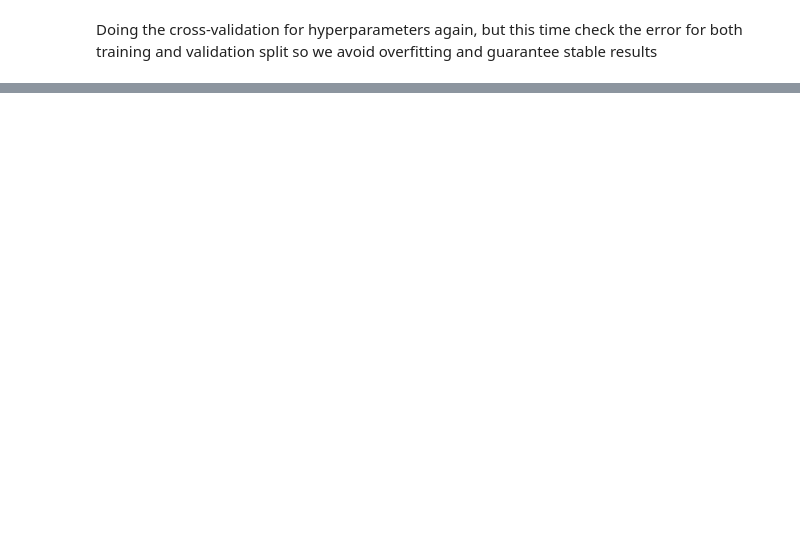
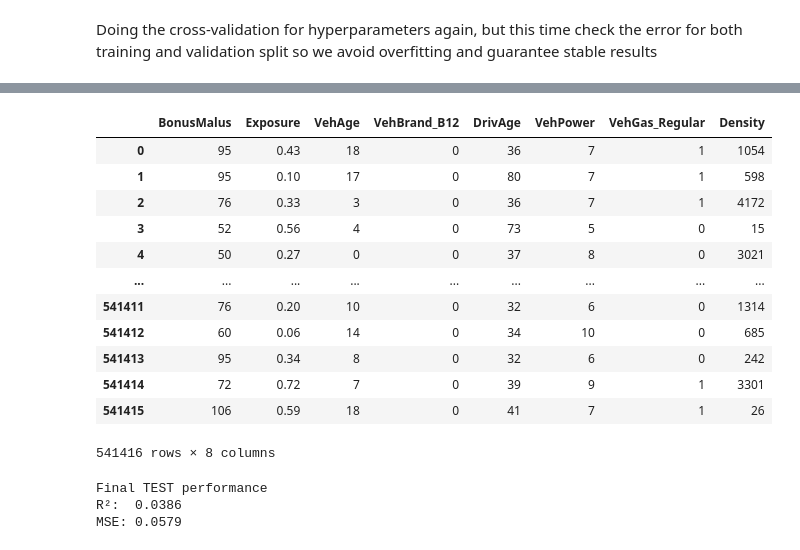
Before and after one commit to Simon-Simonsen/ML-project, a Jupyter notebook: M3.ipynb, the cells around one changed output, grey strips where cells are left out. Drawn from its saved outputs; the diff is of its cells as text; code cells hidden in the pictures; blank space fills up the shorter version.

```diff
--- a/M3.ipynb
+++ b/M3.ipynb
@@ -359,0 +355,60 @@ plt.show()
+# %%
+# Load training data
+training_data = pd.read_csv("data/final_train_data.csv")
+X_train = training_data.drop("ClaimNb", axis=1)
+y_train = training_data["ClaimNb"]
+
+# Load test data (REAL unseen)
+test_data = pd.read_csv("data/processed_test_data.csv")
+X_test = test_data[['BonusMalus', 'Exposure', 'VehAge', 'VehBrand_B12', 'DrivAge', 'VehPower', 'VehGas_Regular', 'Density' ]]
+y_test = test_data["ClaimNb"]
+# %% [output]
+|  | BonusMalus | Exposure | VehAge | VehBrand_B12 | DrivAge | VehPower | VehGas_Regular | Density |
+| 0 | 95 | 0.43 | 18 | 0 | 36 | 7 | 1 | 1054 |
+| 1 | 95 | 0.10 | 17 | 0 | 80 | 7 | 1 | 598 |
+| 2 | 76 | 0.33 | 3 | 0 | 36 | 7 | 1 | 4172 |
+| 3 | 52 | 0.56 | 4 | 0 | 73 | 5 | 0 | 15 |
+| 4 | 50 | 0.27 | 0 | 0 | 37 | 8 | 0 | 3021 |
+| ... | ... | ... | ... | ... | ... | ... | ... | ... |
+| 541411 | 76 | 0.20 | 10 | 0 | 32 | 6 | 0 | 1314 |
+| 541412 | 60 | 0.06 | 14 | 0 | 34 | 10 | 0 | 685 |
+| 541413 | 95 | 0.34 | 8 | 0 | 32 | 6 | 0 | 242 |
+| 541414 | 72 | 0.72 | 7 | 0 | 39 | 9 | 1 | 3301 |
+| 541415 | 106 | 0.59 | 18 | 0 | 41 | 7 | 1 | 26 |
+541416 rows × 8 columns
+# %%
+import pandas as pd
+from sklearn.ensemble import RandomForestRegressor
+from sklearn.metrics import r2_score, mean_squared_error
+
+# Load training data
+training_data = pd.read_csv("data/final_train_data.csv")
+X_train = training_data.drop("ClaimNb", axis=1)
+y_train = training_data["ClaimNb"]
+
+# Load test data (REAL unseen)
+test_data = pd.read_csv("data/processed_test_data.csv")
+X_test = test_data[['BonusMalus', 'Exposure', 'VehAge', 'VehBrand_B12', 'DrivAge', 'VehPower', 'VehGas_Regular', 'Density' ]]
+y_test = test_data["ClaimNb"]
+
+# Train final model (hyperparameters already fixed)
+model = RandomForestRegressor(
+    n_estimators=100,
+    min_samples_leaf=12,
+    max_depth=8,
+    random_state=42,
+    n_jobs=-1
+)
+
+model.fit(X_train, y_train)
+
+# Evaluate on unseen test data
+y_test_pred = model.predict(X_test)
+
+print("Final TEST performance")
+print(f"R²:  {r2_score(y_test, y_test_pred):.4f}")
+print(f"MSE: {mean_squared_error(y_test, y_test_pred):.4f}")
+# %% [output]
+Final TEST performance
+R²:  0.0386
+MSE: 0.0579
```
Also changed, not shown: parts of 7 cells of this notebook.
